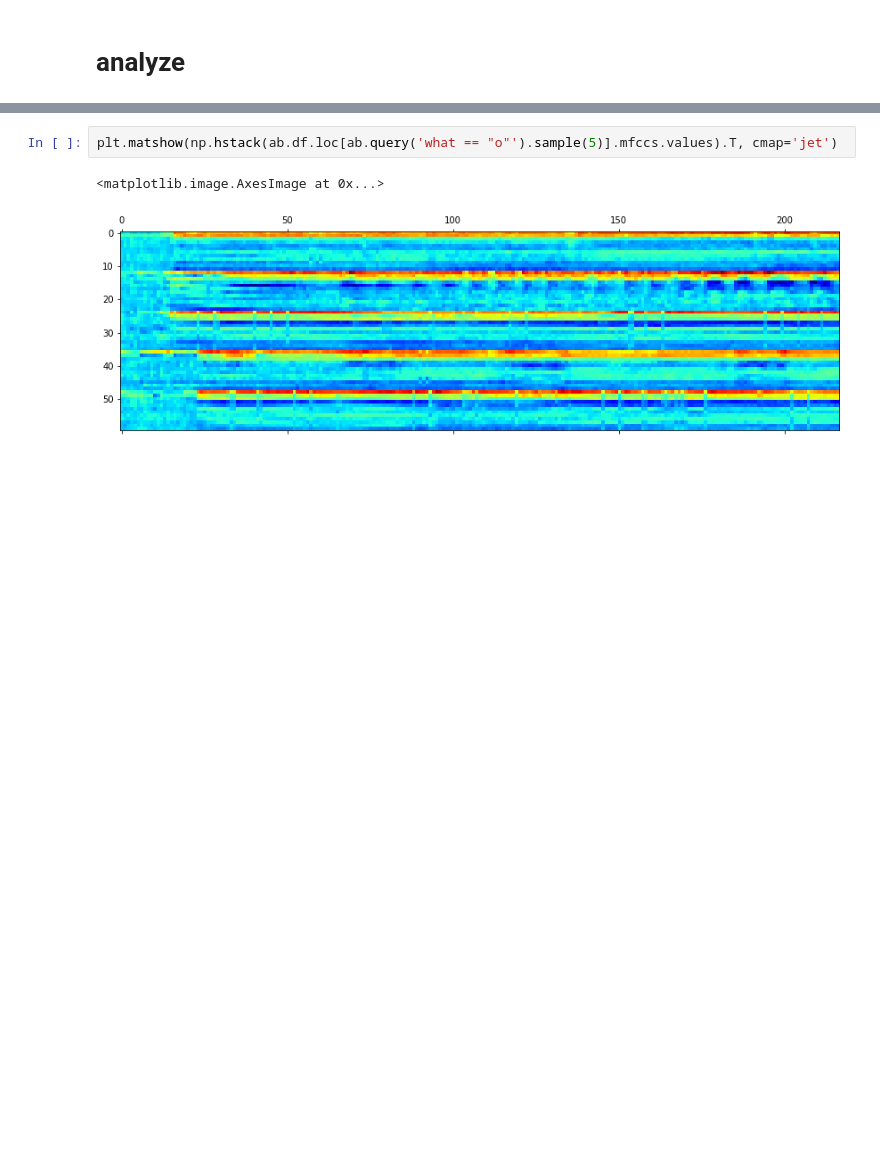
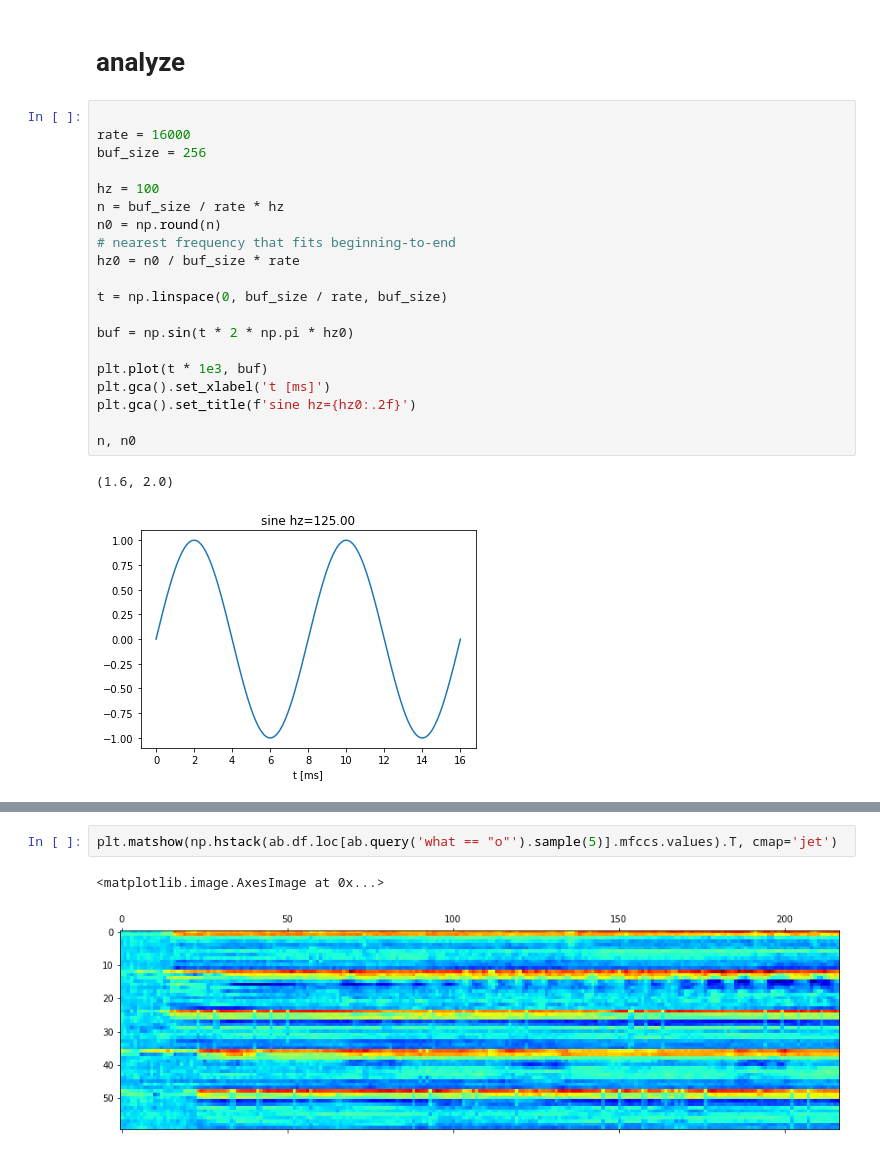
Before and after one commit to nuru-nu/moyo, a Jupyter notebook: notebooks/audio.ipynb, the cells around one changed output, grey strips where cells are left out. Cells and saved outputs as stored; diff of their text form; blank space fills up the shorter version.

```diff
--- a/notebooks/audio.ipynb
+++ b/notebooks/audio.ipynb
@@ -346,2 +423,25 @@ len(wav) / sr
 # %% [markdown]
 # analyze
+# %%
+
+rate = 16000
+buf_size = 256
+
+hz = 100
+n = buf_size / rate * hz
+n0 = np.round(n)
+# nearest frequency that fits beginning-to-end
+hz0 = n0 / buf_size * rate
+
+t = np.linspace(0, buf_size / rate, buf_size)
+
+buf = np.sin(t * 2 * np.pi * hz0)
+
+plt.plot(t * 1e3, buf)
+plt.gca().set_xlabel('t [ms]')
+plt.gca().set_title(f'sine hz={hz0:.2f}')
+
+n, n0
+# %% [output]
+(1.6, 2.0)
+[figure, added]
```
Also changed, not shown: parts of 15 cells of this notebook.
